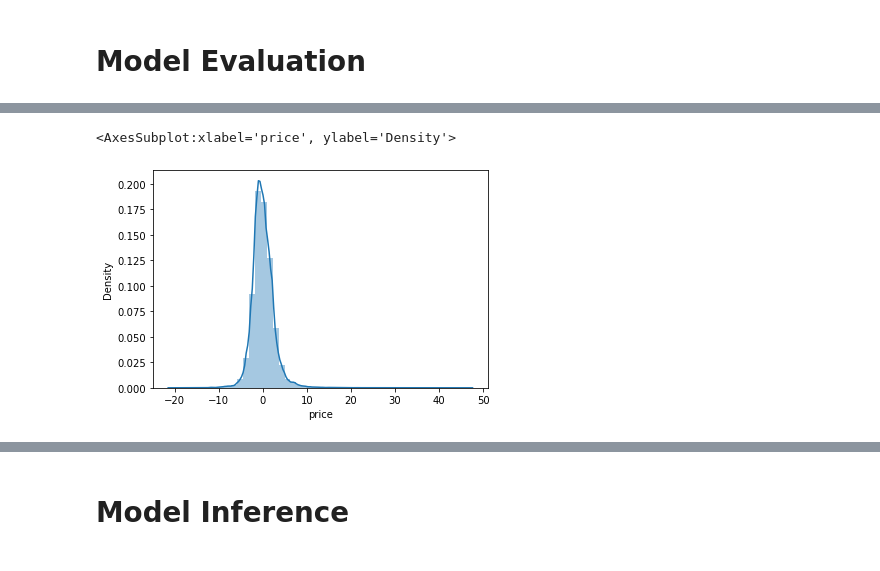
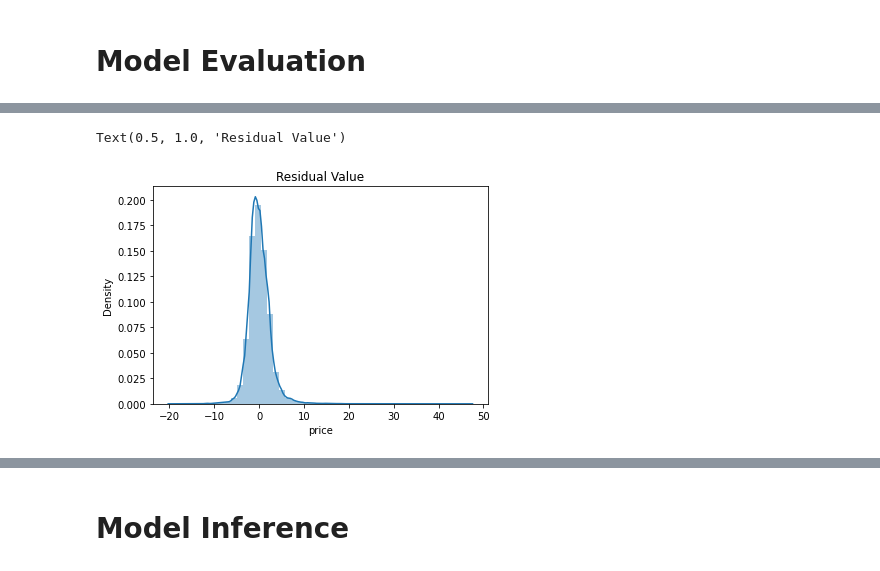
Before and after one commit to HelennaConstantia/PYTN_Kampus-Merdeka_FP1, a Jupyter notebook: PYTN_KampusMerdeka_fp1_Helenna Constantia.ipynb, the cells around one changed output, grey strips where cells are left out. Cells and saved outputs as stored; diff of their text form; code cells hidden in the pictures.

```diff
--- a/PYTN_KampusMerdeka_fp1_Helenna Constantia.ipynb
+++ b/PYTN_KampusMerdeka_fp1_Helenna Constantia.ipynb
@@ -909,9 +909,10 @@ error_median
 # %%
 residual=(y_test-y_pred)
 sns.distplot(residual)
+plt.title('Residual Value')
 # %% [output]
-<AxesSubplot:xlabel='price', ylabel='Density'>
+Text(0.5, 1.0, 'Residual Value')
-[figure, old version]
+[figure, new version]
 # %%
 #R-squared
 r2_score(y_test, y_pred)
```
Also changed, not shown: parts of 12 cells of this notebook, 1 other file.
